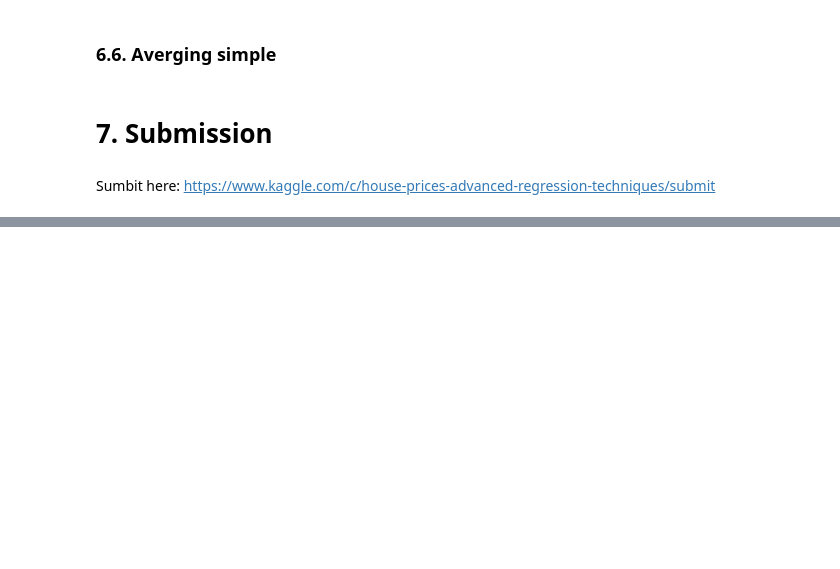
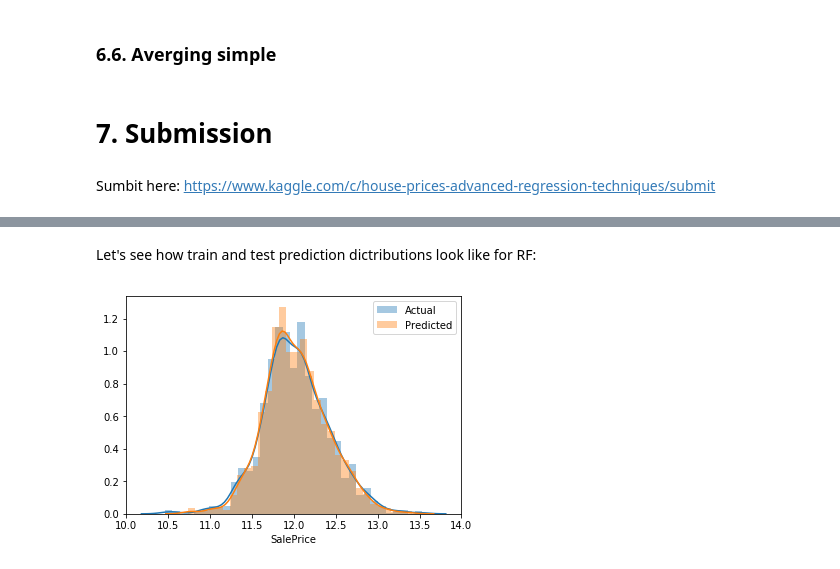
Before and after one commit to Mindauskas/house_prices, a Jupyter notebook: house_prices.ipynb, the cells around one changed output, grey strips where cells are left out. Drawn from its saved outputs; the diff is of its cells as text; code cells hidden in the pictures; blank space fills up the shorter version.

```diff
--- a/house_prices.ipynb
+++ b/house_prices.ipynb
@@ -806,0 +834,9 @@ xgb_sub.to_csv('xgb.csv', index=False)
+# %% [markdown]
+Let's see how train and test prediction dictributions look like for RF:
+# %%
+sns.distplot(y_train, label='Actual')
+sns.distplot(rf_basic.predict(X_train), label='Predicted')
+plt.legend()
+plt.show()
+# %% [output]
+[figure, added]
```
Also changed, not shown: parts of 8 cells of this notebook.
